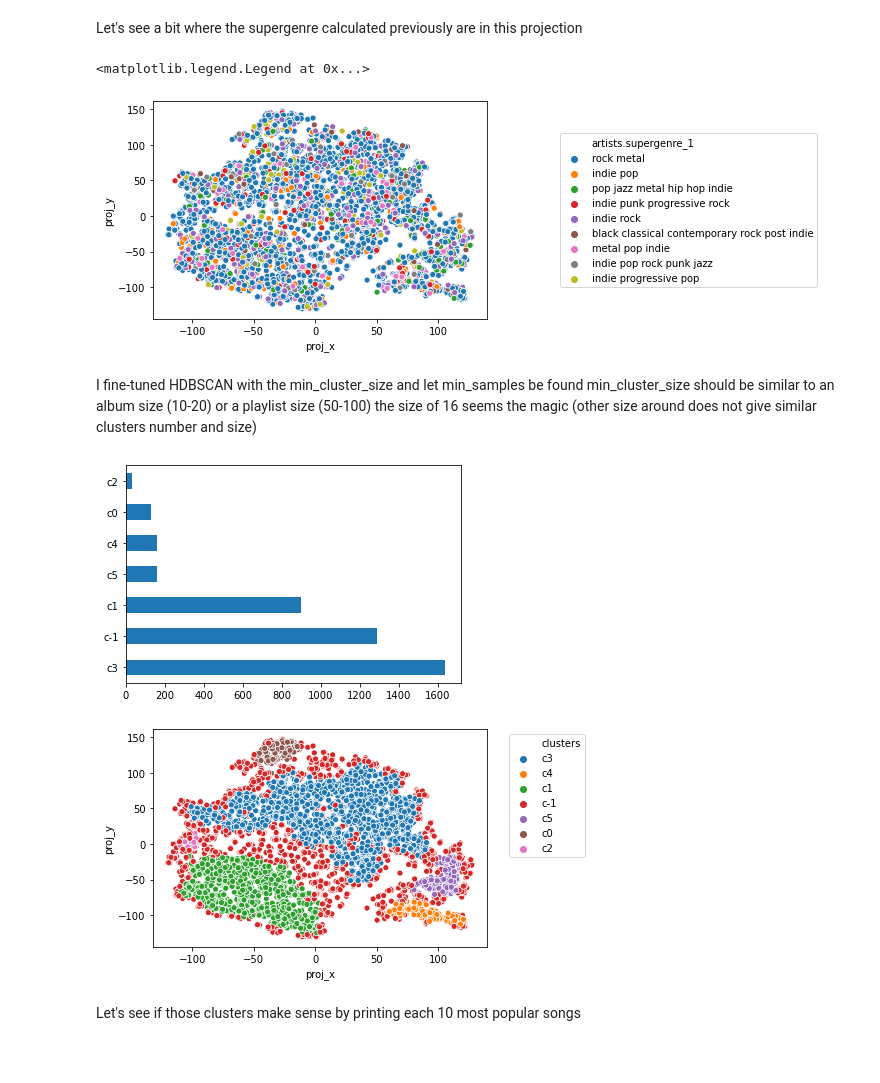
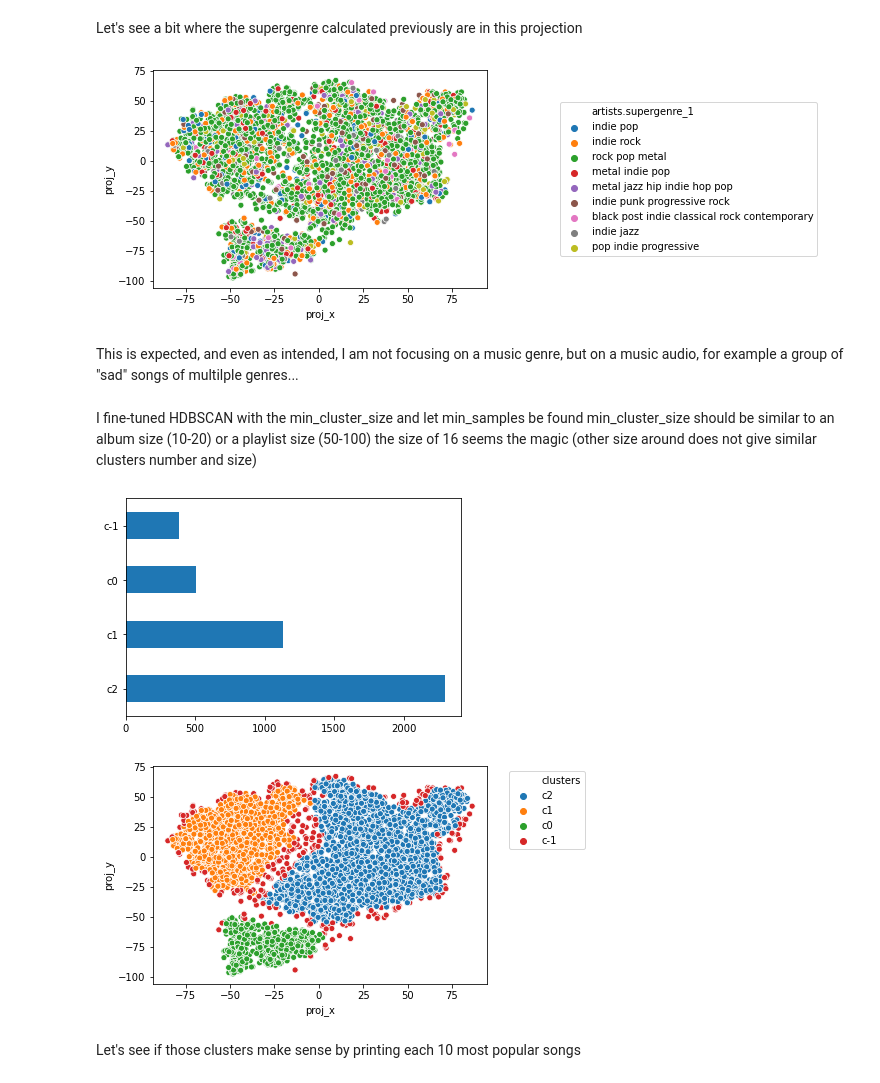
Before and after one commit to sqrx-mckl/spotify_app, a Jupyter notebook: 3_eda_clustering.ipynb, the cells around one changed output. Cells and saved outputs as stored; diff of their text form; code cells hidden in the pictures; blank space fills up the shorter version.

Commit message:
ADD: clustering done with TSNE and UMAP

```diff
--- a/3_eda_clustering.ipynb
+++ b/3_eda_clustering.ipynb
@@ -90,11 +90,13 @@ mahalanobis_dist = squareform(pdist(df[feat], metric='mahalanobis'))
 # %%
 from sklearn.manifold import TSNE
 
+display(int(df.shape[0]**(1/2)))
+
 mdl_proj = TSNE(
-    perplexity=20,
-    n_jobs=3,
-    n_iter=10**4,
-    n_iter_without_progress=10**3,
+    perplexity=50,
+    n_jobs=4,
+    n_iter=5_000,
+    n_iter_without_progress=500,
     verbose=1,
     metric='precomputed',
     random_state=0
@@ -118,17 +121,12 @@ df[['proj_x', 'proj_y']].plot(kind='scatter', x='proj_x', y='proj_y');
-# %%
-from umap import UMAP
-mdl_proj = UMAP(n_neighbors=30, metric='mahalanobis')
-
-df[['proj_x', 'proj_y']] = pd.DataFrame(mdl_proj.fit_transform(df[feat]))
-df[['proj_x', 'proj_y']].plot(kind='scatter', x='proj_x', y='proj_y');
 # %% [markdown]
 Let's see a bit where the supergenre calculated previously are in this projection
 # %%
 g = sns.scatterplot(data=df, x='proj_x', y='proj_y', hue='artists.supergenre_1', legend='full');
 g.legend(loc='center right', bbox_to_anchor=(2, 0.5), ncol=1);
 # %% [output]
-<matplotlib.legend.Legend at 0x...>
-[figure, old version]
+[figure, new version]
+# %% [markdown]
+This is expected, and even as intended, I am not focusing on a music genre, but on a music audio, for example a group of "sad" songs of multilple genres...
 # %% [markdown]
 I fine-tuned HDBSCAN with the min_cluster_size and let min_samples be found
 min_cluster_size should be similar to an album size (10-20) or a playlist size (50-100)
@@ -136,17 +134,19 @@ the size of 16 seems the magic (other size around does not give similar clusters
 # %%
 from hdbscan import HDBSCAN
 
-df['clusters'] = HDBSCAN(min_cluster_size=20, min_samples=50).fit_predict(df[['proj_x', 'proj_y']], min)
+df['clusters'] = HDBSCAN(min_cluster_size=50, min_samples=20)\
+                    .fit_predict(df[['proj_x', 'proj_y']], min)
 df['clusters'] = df['clusters'].map(lambda x: f'c{x}')
 
+plt.figure()
 df['clusters'].value_counts().plot(kind='barh');
+
+plt.figure()
+sns.scatterplot('proj_x', 'proj_y', data=df, hue='clusters');
+plt.legend(bbox_to_anchor=(1.05, 1), loc='upper left');
 # %% [output]
-[figure, old version]
+[figure, new version]
+[figure, added]
-# %%
-sns.scatterplot('proj_x', 'proj_y', data=df, hue='clusters');
-plt.legend(bbox_to_anchor=(1.05, 1), loc='upper left');
-# %% [output]
-[figure, removed]
 # %% [markdown]
 Let's see if those clusters make sense by printing each 10 most popular songs
 # %%
```
Also changed, not shown: parts of 6 cells of this notebook, 2 other files.
